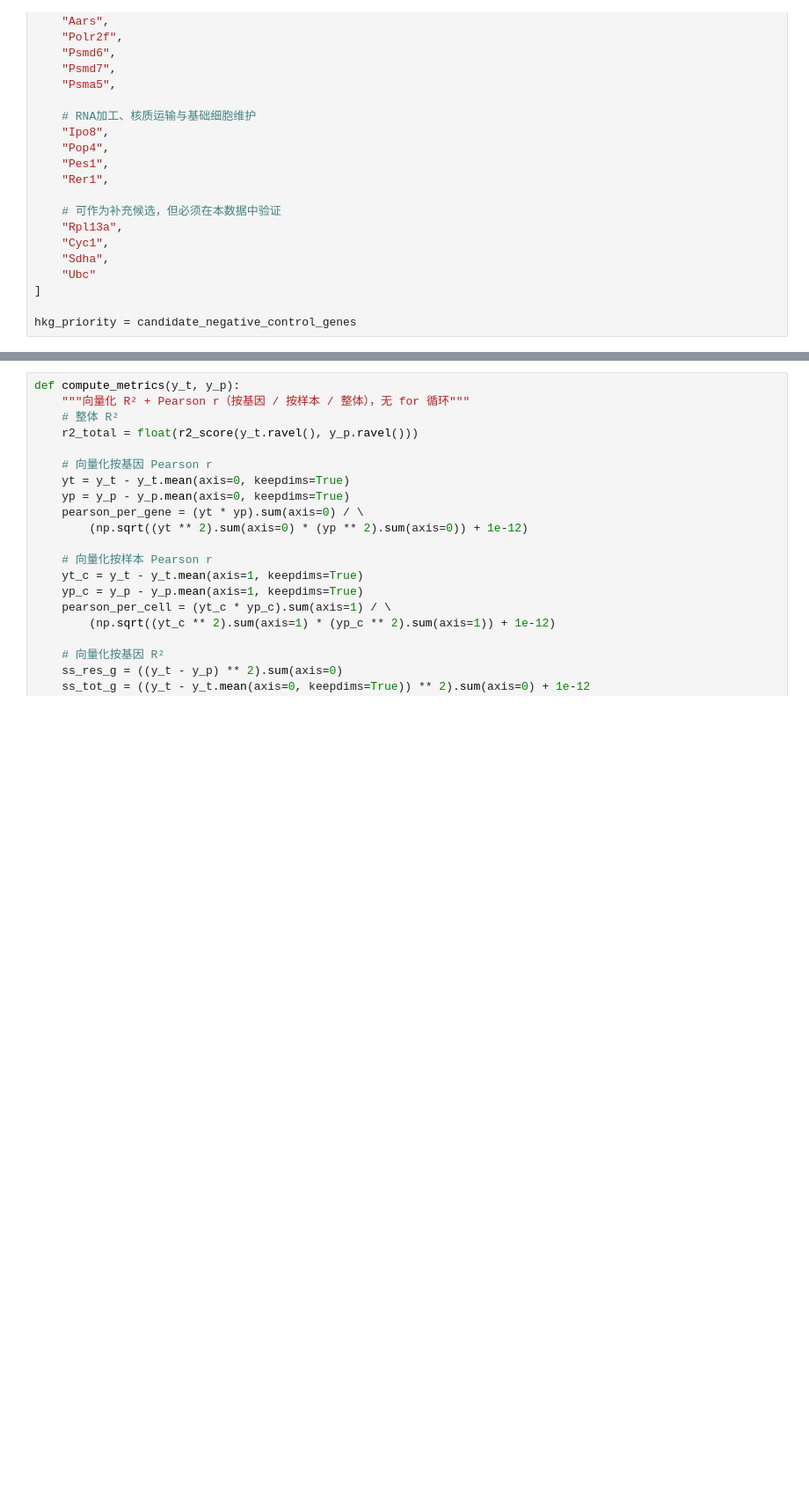
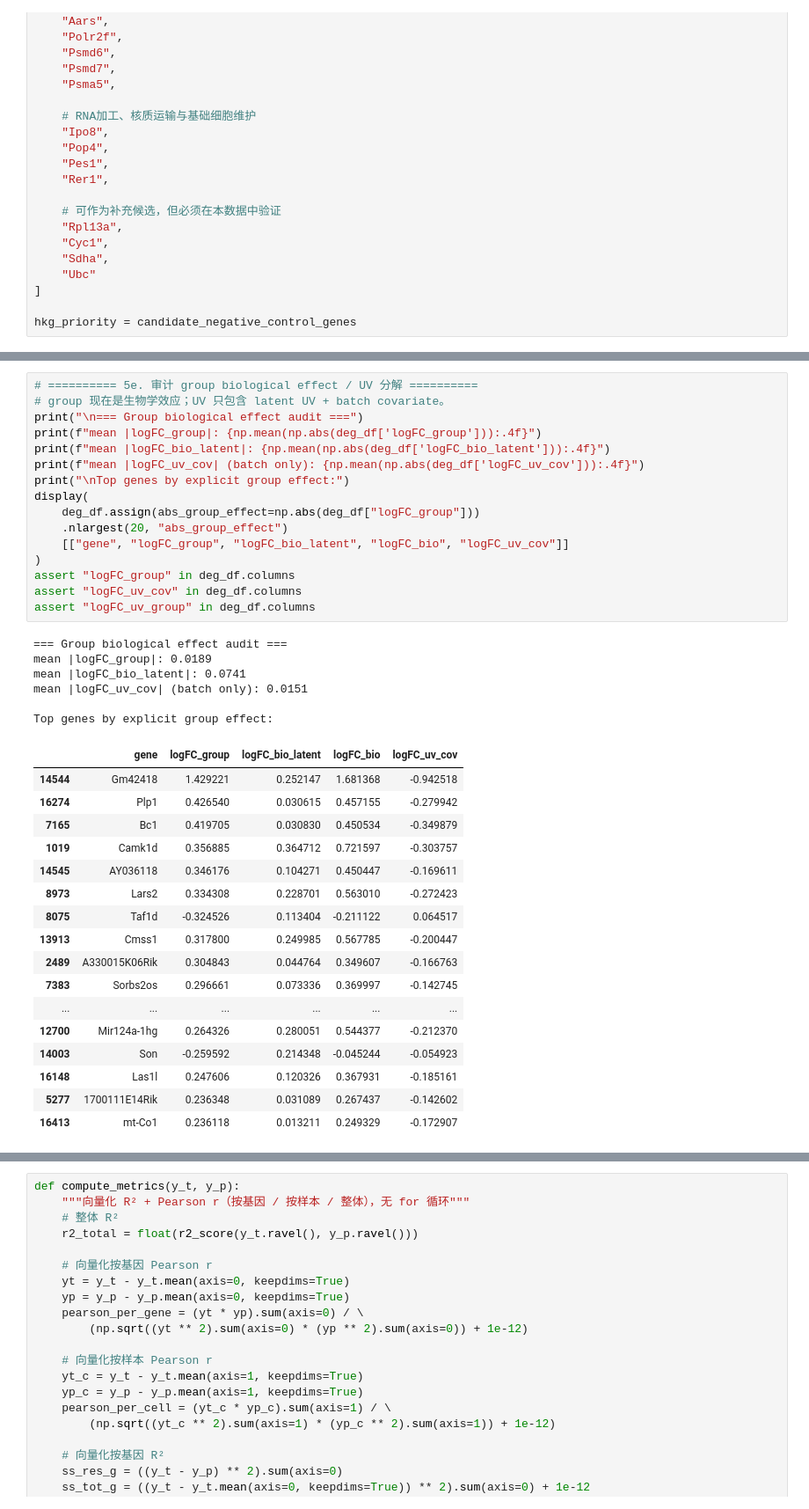
Before and after one commit to juychen/RUVDEG, a Jupyter notebook: testRUVVAE.ipynb, the cells around one changed output, grey strips where cells are left out. Shown at 88% size. Drawn from its saved outputs; the diff is of its cells as text; blank space fills up the shorter version.

```diff
--- a/testRUVVAE.ipynb
+++ b/testRUVVAE.ipynb
@@ -570,6 +582,46 @@ Bayesian (后验符号)             16146    16033      16146      16033      16
 
 校正后的 fdr 列已加入 deg_df:
 ['fdr_glm_delta', 'fdr_empirical_t', 'fdr_perm', 'fdr_bayes']
+# %%
+# ========== 5e. 审计 group biological effect / UV 分解 ==========
+# group 现在是生物学效应；UV 只包含 latent UV + batch covariate。
+print("\n=== Group biological effect audit ===")
+print(f"mean |logFC_group|: {np.mean(np.abs(deg_df['logFC_group'])):.4f}")
+print(f"mean |logFC_bio_latent|: {np.mean(np.abs(deg_df['logFC_bio_latent'])):.4f}")
+print(f"mean |logFC_uv_cov| (batch only): {np.mean(np.abs(deg_df['logFC_uv_cov'])):.4f}")
+print("\nTop genes by explicit group effect:")
+display(
+    deg_df.assign(abs_group_effect=np.abs(deg_df["logFC_group"]))
+    .nlargest(20, "abs_group_effect")
+    [["gene", "logFC_group", "logFC_bio_latent", "logFC_bio", "logFC_uv_cov"]]
+)
+assert "logFC_group" in deg_df.columns
+assert "logFC_uv_cov" in deg_df.columns
+assert "logFC_uv_group" in deg_df.columns
+# %% [output]
+=== Group biological effect audit ===
+mean |logFC_group|: 0.0189
+mean |logFC_bio_latent|: 0.0741
+mean |logFC_uv_cov| (batch only): 0.0151
+
+Top genes by explicit group effect:
+|  | gene | logFC_group | logFC_bio_latent | logFC_bio | logFC_uv_cov |
+| 14544 | Gm42418 | 1.429221 | 0.252147 | 1.681368 | -0.942518 |
+| 16274 | Plp1 | 0.426540 | 0.030615 | 0.457155 | -0.279942 |
+| 7165 | Bc1 | 0.419705 | 0.030830 | 0.450534 | -0.349879 |
+| 1019 | Camk1d | 0.356885 | 0.364712 | 0.721597 | -0.303757 |
+| 14545 | AY036118 | 0.346176 | 0.104271 | 0.450447 | -0.169611 |
+| 8973 | Lars2 | 0.334308 | 0.228701 | 0.563010 | -0.272423 |
+| 8075 | Taf1d | -0.324526 | 0.113404 | -0.211122 | 0.064517 |
+| 13913 | Cmss1 | 0.317800 | 0.249985 | 0.567785 | -0.200447 |
+| 2489 | A330015K06Rik | 0.304843 | 0.044764 | 0.349607 | -0.166763 |
+| 7383 | Sorbs2os | 0.296661 | 0.073336 | 0.369997 | -0.142745 |
+| ... | ... | ... | ... | ... | ... |
+| 12700 | Mir124a-1hg | 0.264326 | 0.280051 | 0.544377 | -0.212370 |
+| 14003 | Son | -0.259592 | 0.214348 | -0.045244 | -0.054923 |
+| 16148 | Las1l | 0.247606 | 0.120326 | 0.367931 | -0.185161 |
+| 5277 | 1700111E14Rik | 0.236348 | 0.031089 | 0.267437 | -0.142602 |
+| 16413 | mt-Co1 | 0.236118 | 0.013211 | 0.249329 | -0.172907 |
 # %%
 deg_df
 # %% [output]
```
Also changed, not shown: parts of 14 cells of this notebook, 1 other file.
